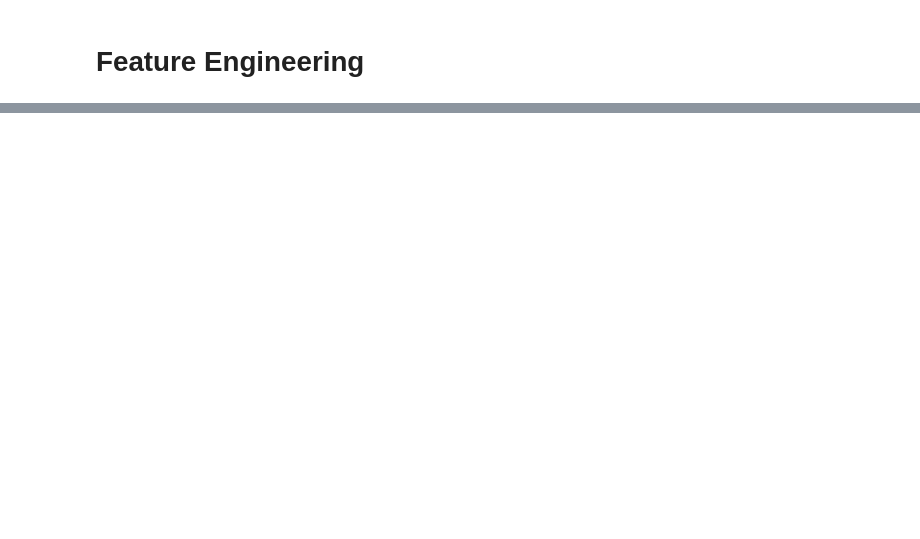
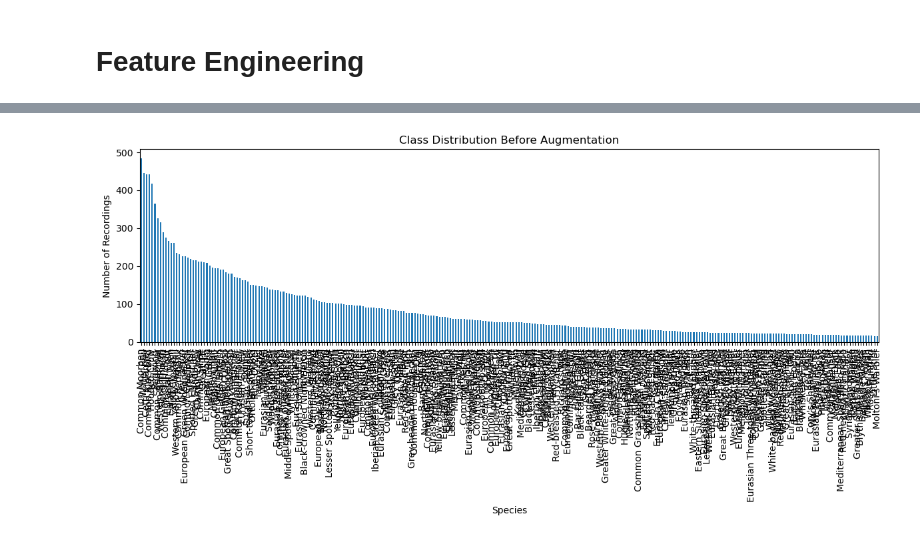
Before and after one commit to Davee02/HSLU.DSPRO1.BirdDetection, a Jupyter notebook: notebooks/05-feature-engineering.ipynb, the cells around one changed output, grey strips where cells are left out. Cells and saved outputs as stored; diff of their text form; code cells hidden in the pictures; blank space fills up the shorter version.

```diff
--- a/notebooks/05-feature-engineering.ipynb
+++ b/notebooks/05-feature-engineering.ipynb
@@ -151,0 +128,25 @@ Log-Mel spectrogram generation with augmentations complete.
+# %%
+input_csv = '../data/cleaned/70_15_15_cleaned_train.csv'
+input_audio_dir = '../data/raw/audio/xeno_canto'
+output_spectrogram_dir = '../data/processed/spectrograms/xeno_canto'
+os.makedirs(output_spectrogram_dir, exist_ok=True)
+
+SAMPLE_RATE = 16000
+TARGET_DB_LEVEL = -20
+SEGMENT_DURATION = 10
+
+df = pd.read_csv(input_csv)
+species_counts = df['en'].value_counts()
+underrepresented_species = species_counts[species_counts < 50].index
+# %%
+import matplotlib.pyplot as plt
+
+plt.figure(figsize=(12, 6))
+species_counts.plot(kind='bar')
+plt.title('Class Distribution Before Augmentation')
+plt.xlabel('Species')
+plt.ylabel('Number of Recordings')
+plt.tight_layout()
+plt.show()
+# %% [output]
+[figure, added]
```
Also changed, not shown: parts of 4 cells of this notebook.
